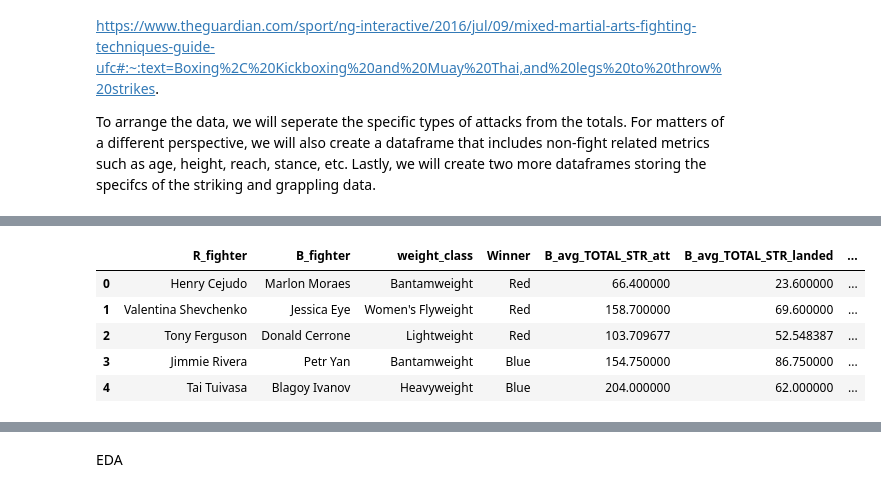
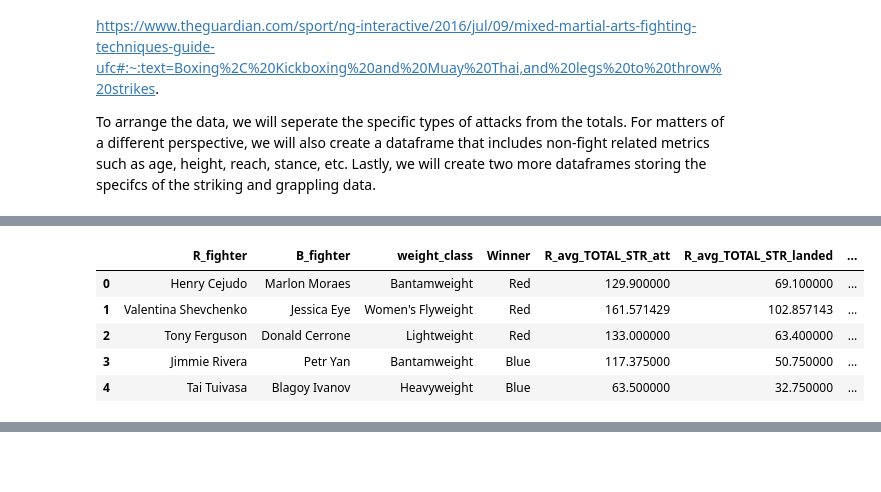
Before and after one commit to skonkalmatt/320_final_tutorial, a Jupyter notebook: fp.ipynb, the cells around one changed output, grey strips where cells are left out. Cells and saved outputs as stored; diff of their text form; code cells hidden in the pictures; blank space fills up the shorter version.

```diff
--- a/fp.ipynb
+++ b/fp.ipynb
@@ -77,14 +78,14 @@ metrics_df.head()
 | 3 | Jimmie Rivera | Petr Yan | Blue | Switch | 170.18 | 170.18 | 26.0 | 4.0 | 0.0 | ... |
 | 4 | Tai Tuivasa | Blagoy Ivanov | Blue | Southpaw | 180.34 | 185.42 | 32.0 | 1.0 | 1.0 | ... |
 # %%
-totals_df = data[['R_fighter','B_fighter','weight_class','Winner','B_avg_TOTAL_STR_att','B_avg_TOTAL_STR_landed','B_avg_opp_TOTAL_STR_att','B_avg_opp_TOTAL_STR_landed','B_avg_TOTAL_STR_att','R_avg_TOTAL_STR_landed','R_avg_opp_TOTAL_STR_att','R_avg_opp_TOTAL_STR_landed']]
+totals_df = data[['R_fighter','B_fighter','weight_class','Winner','R_avg_TOTAL_STR_att','R_avg_TOTAL_STR_landed','R_avg_opp_TOTAL_STR_att','R_avg_opp_TOTAL_STR_landed','B_avg_TOTAL_STR_att','B_avg_TOTAL_STR_landed','B_avg_opp_TOTAL_STR_att','B_avg_opp_TOTAL_STR_landed']]
 totals_df.head()
 # %% [output]
-|  | R_fighter | B_fighter | weight_class | Winner | B_avg_TOTAL_STR_att | B_avg_TOTAL_STR_landed | ... |
-| 0 | Henry Cejudo | Marlon Moraes | Bantamweight | Red | 66.400000 | 23.600000 | ... |
-| 1 | Valentina Shevchenko | Jessica Eye | Women's Flyweight | Red | 158.700000 | 69.600000 | ... |
-| 2 | Tony Ferguson | Donald Cerrone | Lightweight | Red | 103.709677 | 52.548387 | ... |
-| 3 | Jimmie Rivera | Petr Yan | Bantamweight | Blue | 154.750000 | 86.750000 | ... |
-| 4 | Tai Tuivasa | Blagoy Ivanov | Heavyweight | Blue | 204.000000 | 62.000000 | ... |
+|  | R_fighter | B_fighter | weight_class | Winner | R_avg_TOTAL_STR_att | R_avg_TOTAL_STR_landed | ... |
+| 0 | Henry Cejudo | Marlon Moraes | Bantamweight | Red | 129.900000 | 69.100000 | ... |
+| 1 | Valentina Shevchenko | Jessica Eye | Women's Flyweight | Red | 161.571429 | 102.857143 | ... |
+| 2 | Tony Ferguson | Donald Cerrone | Lightweight | Red | 133.000000 | 63.400000 | ... |
+| 3 | Jimmie Rivera | Petr Yan | Bantamweight | Blue | 117.375000 | 50.750000 | ... |
+| 4 | Tai Tuivasa | Blagoy Ivanov | Heavyweight | Blue | 63.500000 | 32.750000 | ... |
 # %%
 grappling_df = data[['R_fighter','B_fighter','weight_class','Winner','R_avg_PASS','R_avg_REV','R_avg_SUB_ATT','R_avg_TD_att','R_avg_TD_landed','R_avg_TD_pct','B_avg_PASS','B_avg_REV','B_avg_SUB_ATT','B_avg_TD_att','B_avg_TD_landed','B_avg_TD_pct']]
@@ -107,5 +112,3 @@ striking_df.head()
 | 3 | Jimmie Rivera | Petr Yan | Bantamweight | Blue | 18.250000 | 10.250000 | 5.875000 | ... |
 | 4 | Tai Tuivasa | Blagoy Ivanov | Heavyweight | Blue | 7.750000 | 6.750000 | 11.000000 | ... |
 5 rows × 30 columns
-# %% [markdown]
-EDA
```
Also changed, not shown: parts of 12 cells of this notebook, 1 other file.
